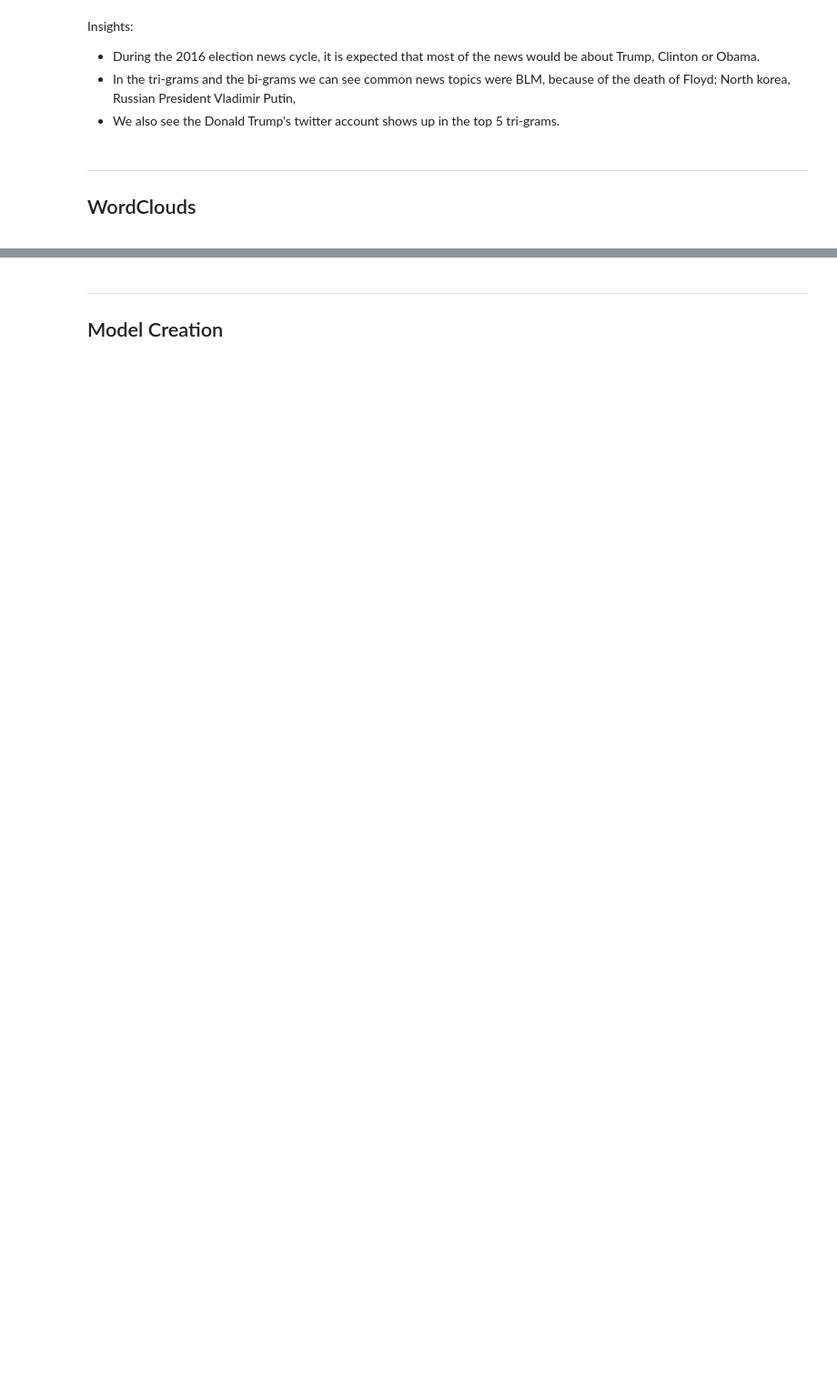
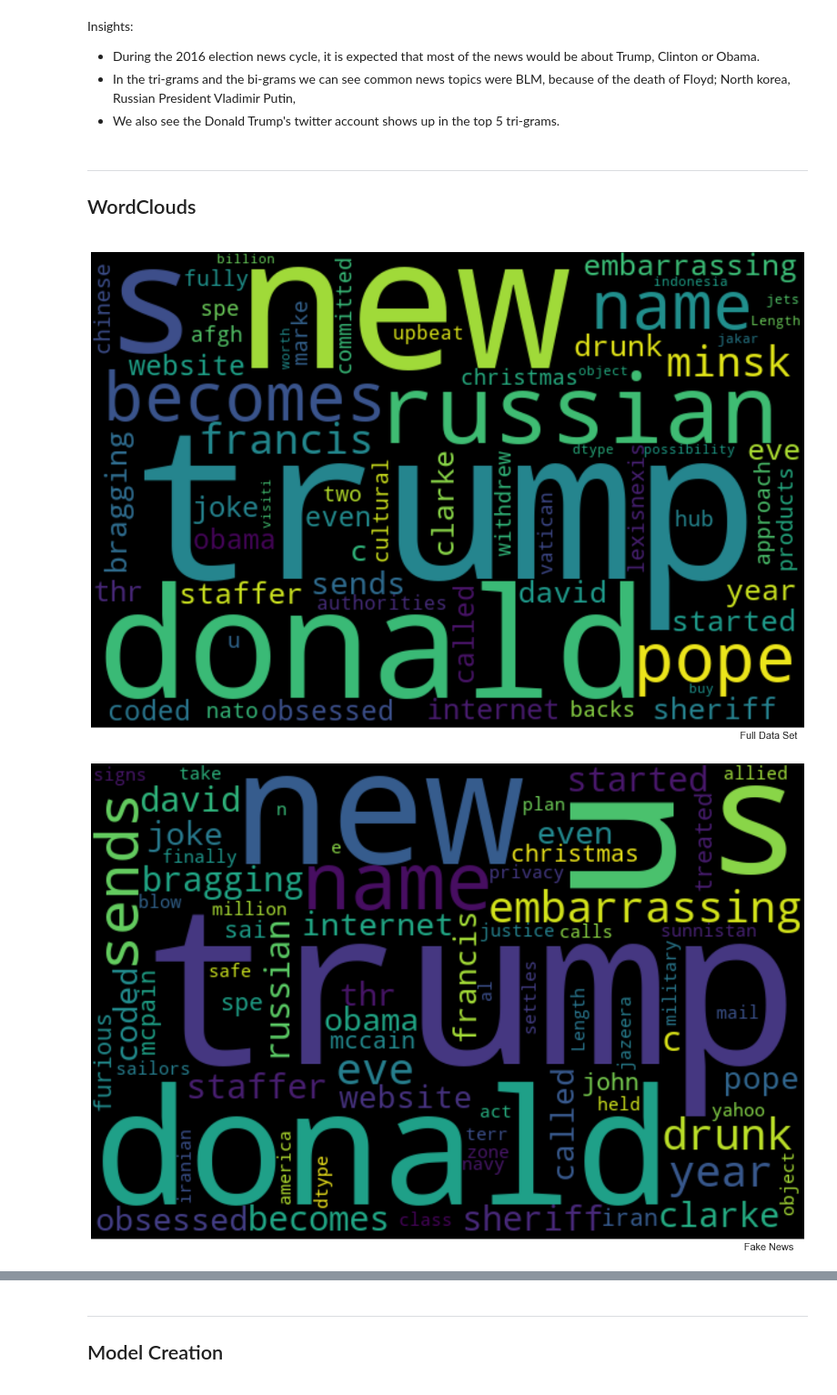
Before and after one commit to blasher565/dm_cs522, a Jupyter notebook: final project/Code/lasher_final_2.ipynb, the cells around one changed output, grey strips where cells are left out. Shown at 91% size. Drawn from its saved outputs; the diff is of its cells as text; code cells hidden in the pictures; blank space fills up the shorter version.

```diff
--- a/final project/Code/lasher_final_2.ipynb
+++ b/final project/Code/lasher_final_2.ipynb
@@ -495,22 +571,25 @@ Insights:
 # %%
 def create_wordcloud(text, title):
     wordcloud = WordCloud(
         width = 600,
         height = 400,
         background_color = 'black',
         stopwords = STOPWORDS).generate(str(text))
     fig = plt.figure(
-        figsize = (30, 20),
+        figsize = (20, 14),
         facecolor = 'w',
         edgecolor = 'w')
     plt.imshow(wordcloud, interpolation = 'bilinear')
     plt.axis('off')
     plt.tight_layout(pad=0)
-    plt.title(title, fontsize=35, y=-0.03, x=.95)
+    plt.title(title, fontsize=20, y=-0.03, x=.95)
     plt.show()
 clean_data.loc[clean_data["type"] == 0, 'subjectivity']
 
 print( )
 create_wordcloud( clean_data["news"], "Full Data Set" )
 create_wordcloud( clean_data.loc[clean_data["type"] == 0, 'news'], "Fake News" )
 create_wordcloud( clean_data.loc[clean_data["type"] == 1, 'news'], "True News" )
+# %% [output]
+[figure, added]
+[figure, added]
```
Also changed, not shown: parts of 21 cells of this notebook.
